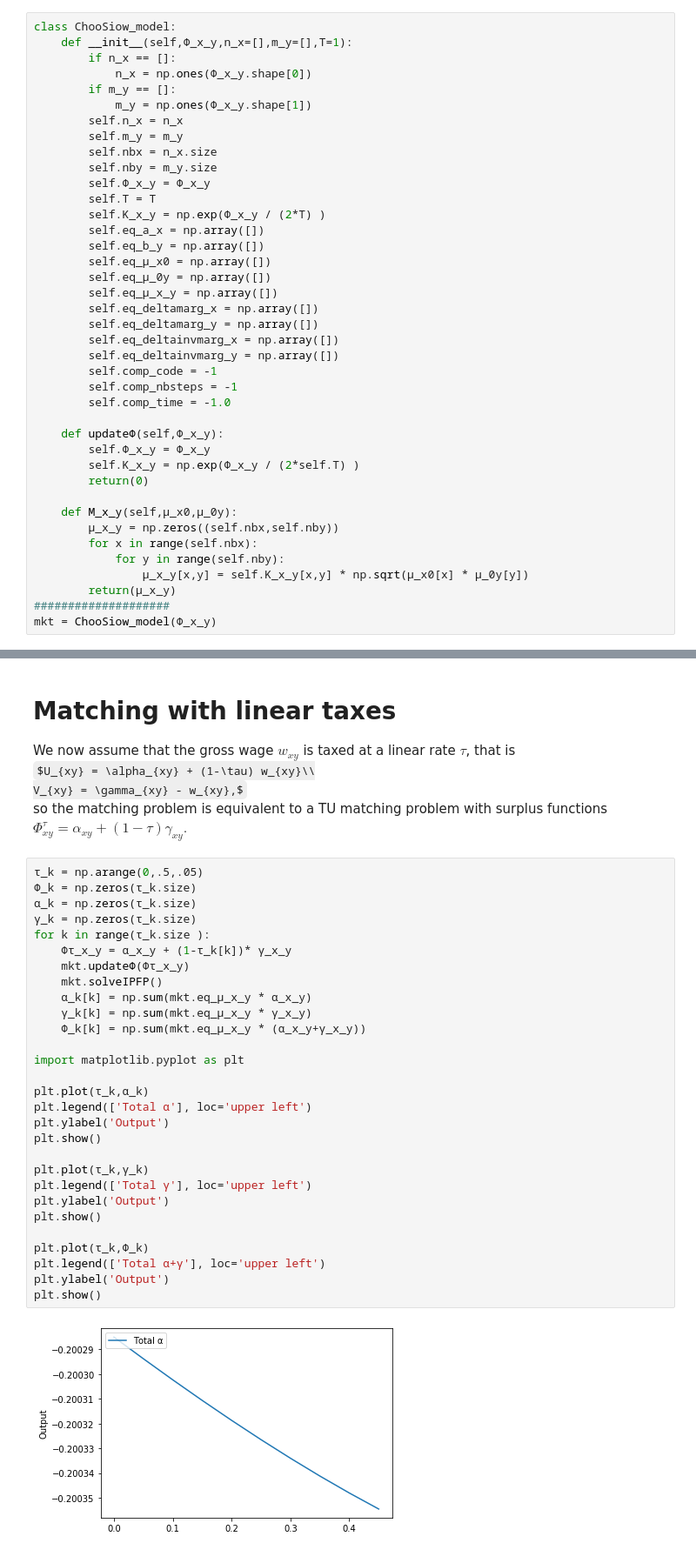
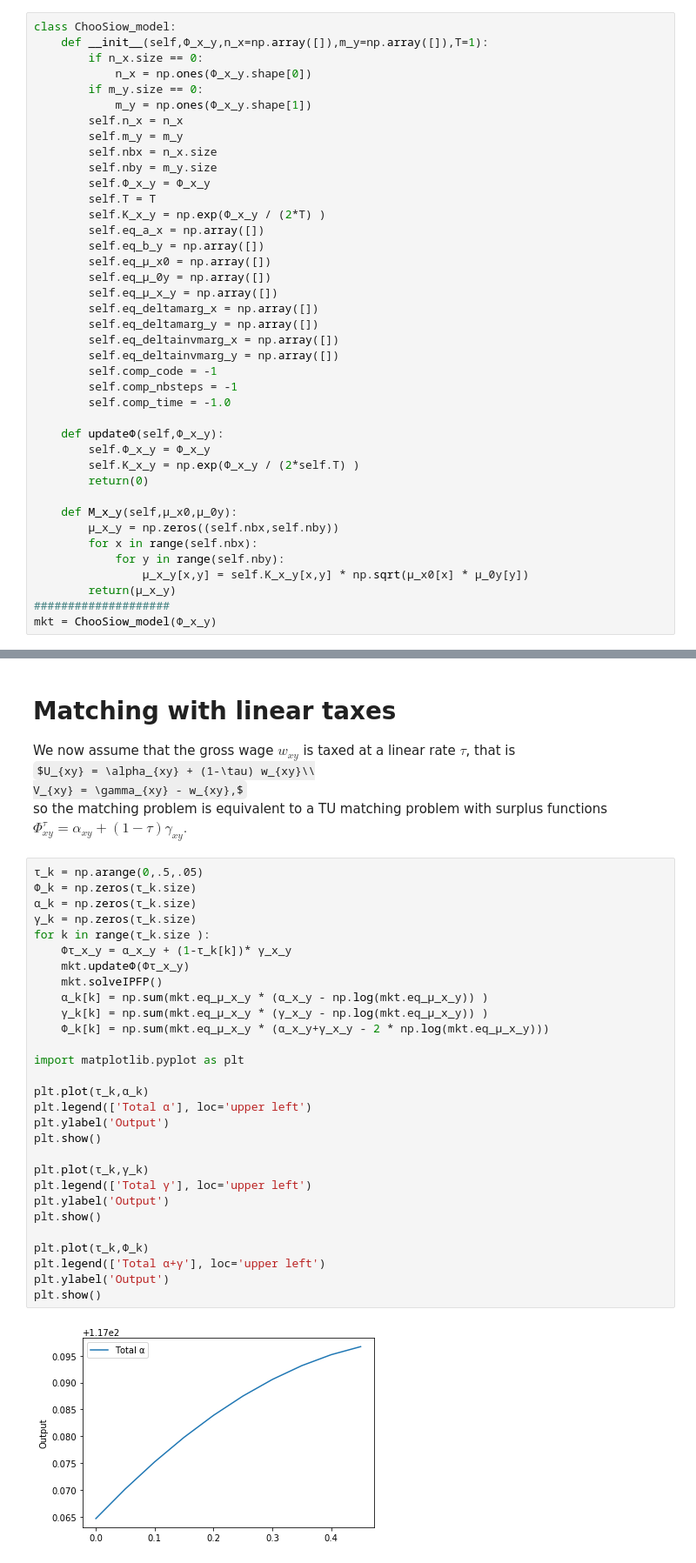
Before and after one commit to math-econ-code/mec_equil, a Jupyter notebook: Day2.ipynb, the cells around one changed output, grey strips where cells are left out. Shown at 87% size. Drawn from its saved outputs; the diff is of its cells as text; some formulas as TeX source.

```diff
--- a/Day2.ipynb
+++ b/Day2.ipynb
@@ -114,10 +114,10 @@ m_y = \exp(\frac {- b_y} {T}) + \sum_{x\in \mathcal{X}}\exp(\frac {\Phi_{xy} - a
 We encode the problem into:
 # %%
 class ChooSiow_model:
-    def __init__(self,Φ_x_y,n_x=[],m_y=[],T=1):
-        if n_x == []:
+    def __init__(self,Φ_x_y,n_x=np.array([]),m_y=np.array([]),T=1):
+        if n_x.size == 0:
             n_x = np.ones(Φ_x_y.shape[0])
-        if m_y == []:
+        if m_y.size == 0:
             m_y = np.ones(Φ_x_y.shape[1])
         self.n_x = n_x
         self.m_y = m_y
@@ -344,31 +344,31 @@ $\Phi^\tau_{xy} =  \alpha_{xy}   +  (1-\tau )  \gamma_{xy}.$
 # %%
 τ_k = np.arange(0,.5,.05)
 Φ_k = np.zeros(τ_k.size)
 α_k = np.zeros(τ_k.size)
 γ_k = np.zeros(τ_k.size)
 for k in range(τ_k.size ):
     Φτ_x_y = α_x_y + (1-τ_k[k])* γ_x_y
     mkt.updateΦ(Φτ_x_y)
     mkt.solveIPFP()
-    α_k[k] = np.sum(mkt.eq_μ_x_y * α_x_y)
-    γ_k[k] = np.sum(mkt.eq_μ_x_y * γ_x_y)
-    Φ_k[k] = np.sum(mkt.eq_μ_x_y * (α_x_y+γ_x_y))
+    α_k[k] = np.sum(mkt.eq_μ_x_y * (α_x_y - np.log(mkt.eq_μ_x_y)) )
+    γ_k[k] = np.sum(mkt.eq_μ_x_y * (γ_x_y - np.log(mkt.eq_μ_x_y)) )
+    Φ_k[k] = np.sum(mkt.eq_μ_x_y * (α_x_y+γ_x_y - 2 * np.log(mkt.eq_μ_x_y)))
 
 import matplotlib.pyplot as plt
 
 plt.plot(τ_k,α_k)
 plt.legend(['Total α'], loc='upper left')
 plt.ylabel('Output')
 plt.show()
 
 plt.plot(τ_k,γ_k)
 plt.legend(['Total γ'], loc='upper left')
 plt.ylabel('Output')
 plt.show()
 
 plt.plot(τ_k,Φ_k)
 plt.legend(['Total α+γ'], loc='upper left')
 plt.ylabel('Output')
 plt.show()
 # %% [output]
-[figure, old version]
+[figure, new version]
```
Also changed, not shown: parts of 2 cells of this notebook, 4 other files.
